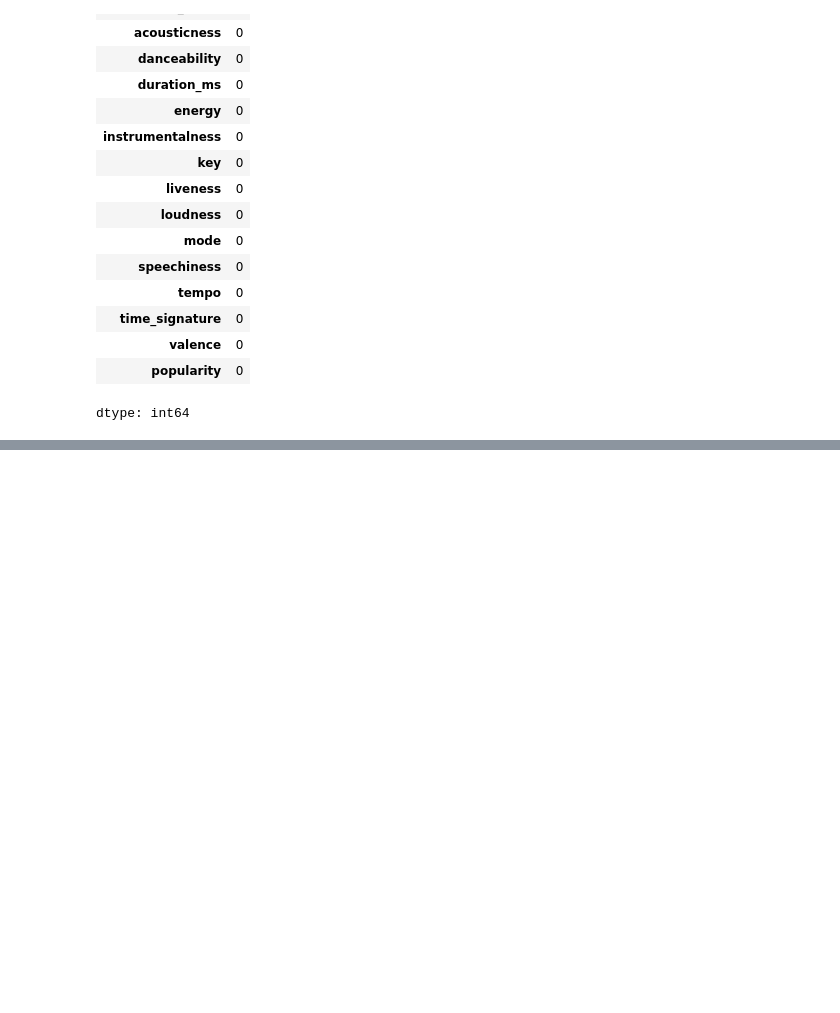
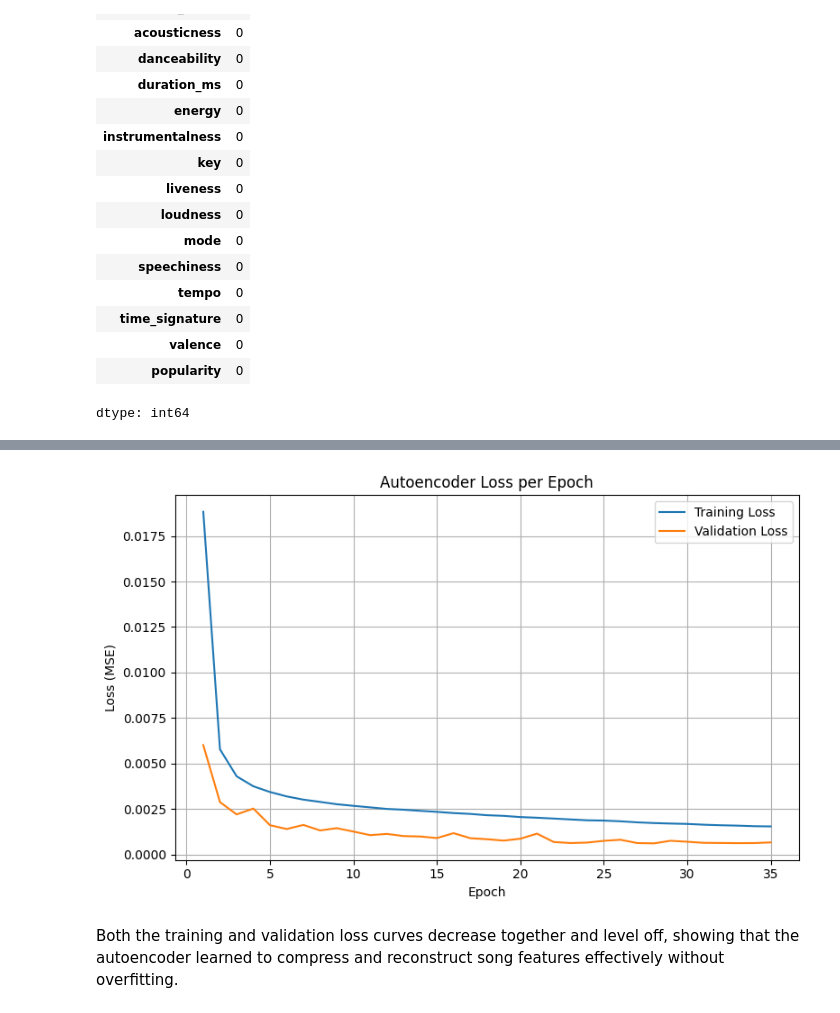
Before and after one commit to Tarek-1/Music_Recommender_System, a Jupyter notebook: Spotify_API.ipynb, the cells around one changed output, grey strips where cells are left out. Drawn from its saved outputs; the diff is of its cells as text; code cells hidden in the pictures; blank space fills up the shorter version.

```diff
--- a/Spotify_API.ipynb
+++ b/Spotify_API.ipynb
@@ -245,0 +463,4 @@ lyrics_df[lyrics_df['lyrics'] == "Error 404"]
+# %%
+non_null_lyrics_df = pd.read_pickle('/content/drive/MyDrive/non_null_lyrics_with_embeddings.pkl')
+
+non_null_lyrics_df.head()
@@ -245,0 +539,9 @@ lyrics_df[lyrics_df['lyrics'] == "Error 404"]
+# %%
+audio_feature_cols = [
+    'acousticness', 'danceability', 'duration_ms', 'energy', 'instrumentalness',
+    'key', 'liveness', 'loudness', 'mode', 'speechiness', 'tempo',
+    'time_signature', 'valence', 'popularity'
+]
+
+scaler = StandardScaler()
+df_merged[audio_feature_cols] = scaler.fit_transform(df_merged[audio_feature_cols])
@@ -245,0 +564,6 @@ lyrics_df[lyrics_df['lyrics'] == "Error 404"]
+# %%
+audio_features = df_merged[audio_feature_cols].values
+lyrics_embeddings = np.stack(df_merged['lyrics_embedding'].values)
+
+X = np.hstack([audio_features, lyrics_embeddings])
+X
@@ -245,0 +678,9 @@ lyrics_df[lyrics_df['lyrics'] == "Error 404"]
+# %%
+history = autoencoder.fit(
+    X, X,
+    epochs=150,
+    batch_size=256,
+    shuffle=True,
+    validation_split=0.1,
+    callbacks=[early_stop]
+)
@@ -245,0 +705,19 @@ lyrics_df[lyrics_df['lyrics'] == "Error 404"]
+# %%
+loss = history.history['loss']
+val_loss = history.history['val_loss']
+epochs = range(1, len(loss) + 1)
+
+plt.figure(figsize=(8,5))
+plt.plot(epochs, loss, label='Training Loss')
+plt.plot(epochs, val_loss, label='Validation Loss')
+plt.xlabel('Epoch')
+plt.ylabel('Loss (MSE)')
+plt.title('Autoencoder Loss per Epoch')
+plt.legend()
+plt.grid(True)
+plt.tight_layout()
+plt.show()
+# %% [output]
+[figure, added]
+# %% [markdown]
+Both the training and validation loss curves decrease together and level off, showing that the autoencoder learned to compress and reconstruct song features effectively without overfitting.
```
Also changed, not shown: parts of 62 cells of this notebook.
